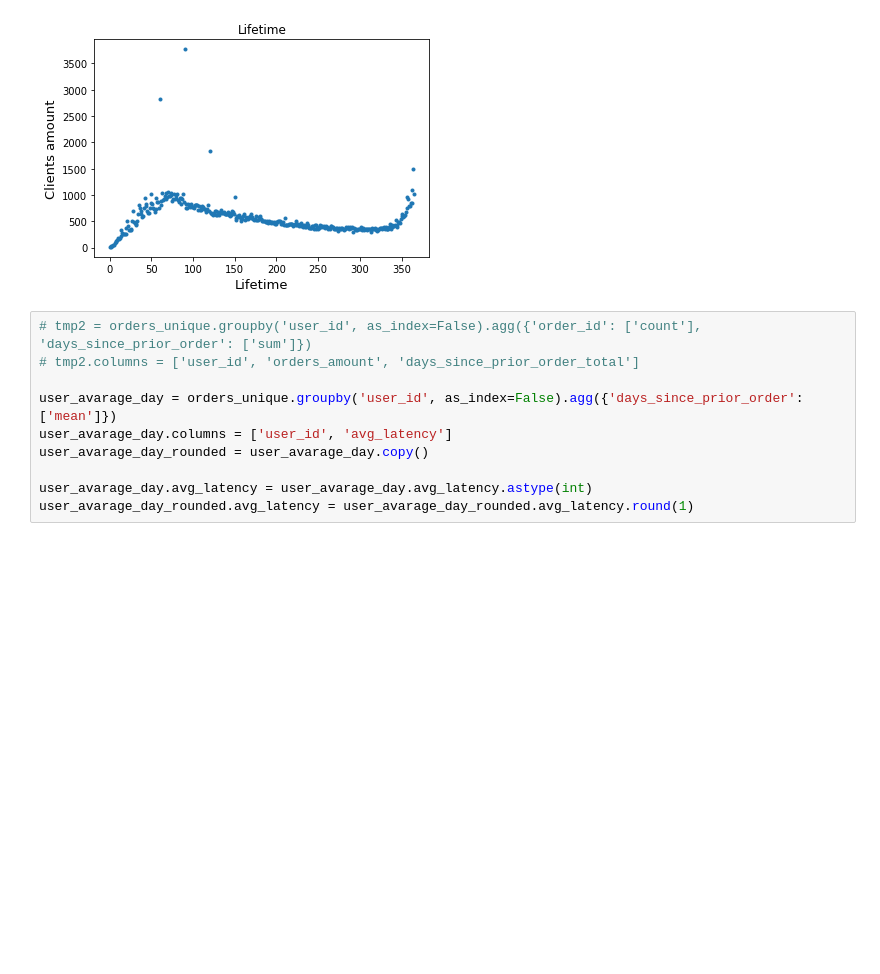
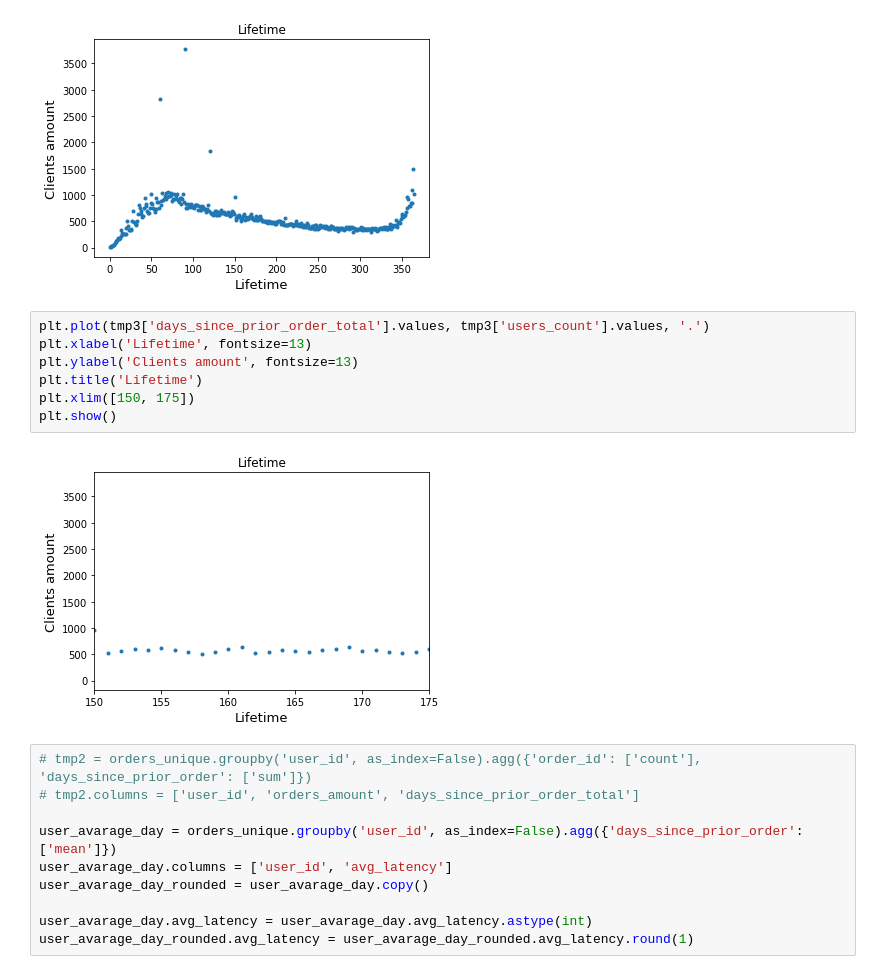
Before and after one commit to vsvyrydenko/project_ur, a Jupyter notebook: main.ipynb, the cells around one changed output. Cells and saved outputs as stored; diff of their text form; blank space fills up the shorter version.

```diff
--- a/main.ipynb
+++ b/main.ipynb
@@ -109,6 +109,15 @@ plt.title('Lifetime')
 plt.show()
 # %% [output]
 [figure]
+# %%
+plt.plot(tmp3['days_since_prior_order_total'].values, tmp3['users_count'].values, '.')
+plt.xlabel('Lifetime', fontsize=13)
+plt.ylabel('Clients amount', fontsize=13)
+plt.title('Lifetime')
+plt.xlim([150, 175])
+plt.show()
+# %% [output]
+[figure, added]
 # %%
 # tmp2 = orders_unique.groupby('user_id', as_index=False).agg({'order_id': ['count'], 'days_since_prior_order': ['sum']})
 # tmp2.columns = ['user_id', 'orders_amount', 'days_since_prior_order_total']
```
Also changed, not shown: 3 other files.
